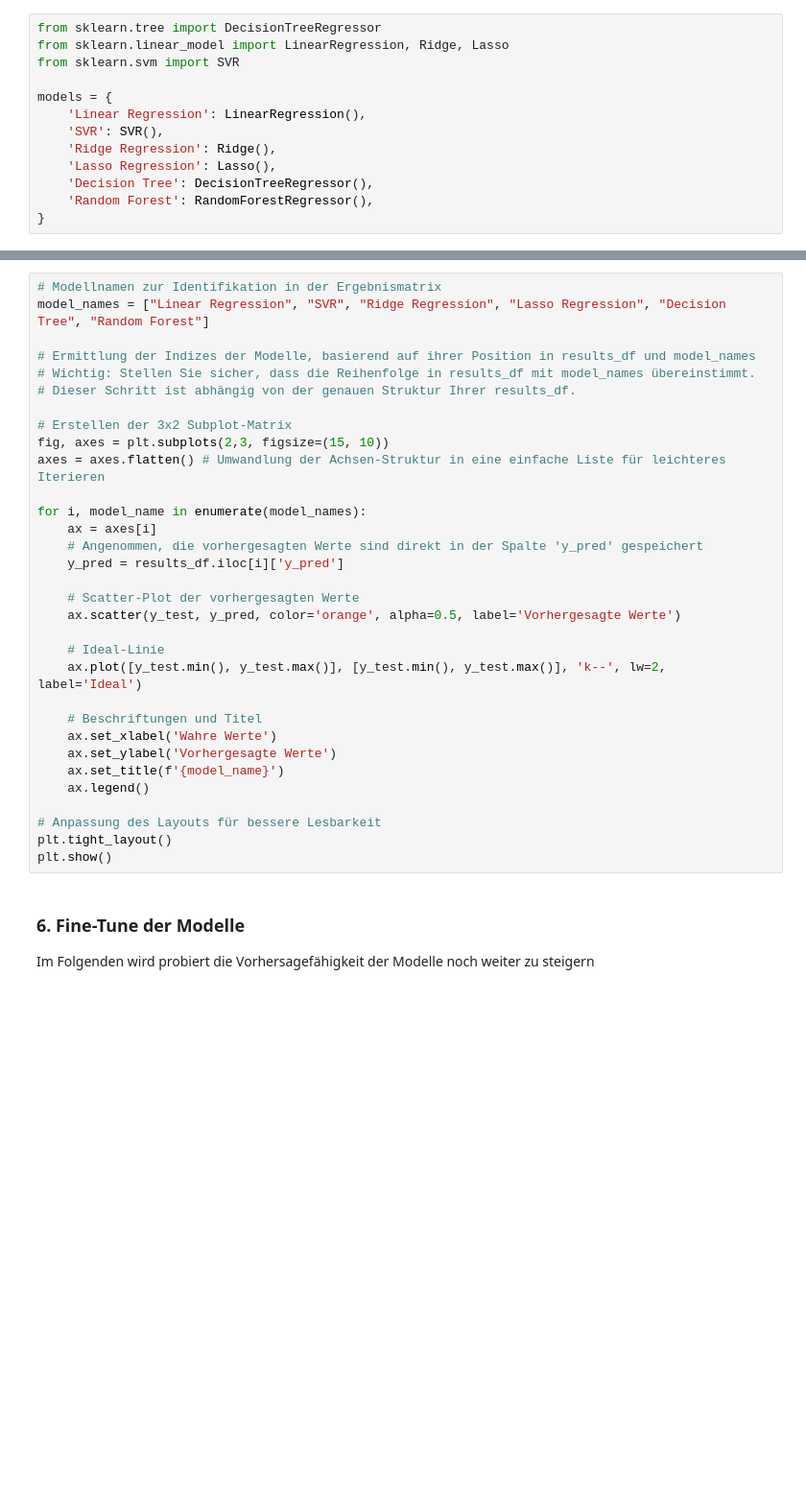
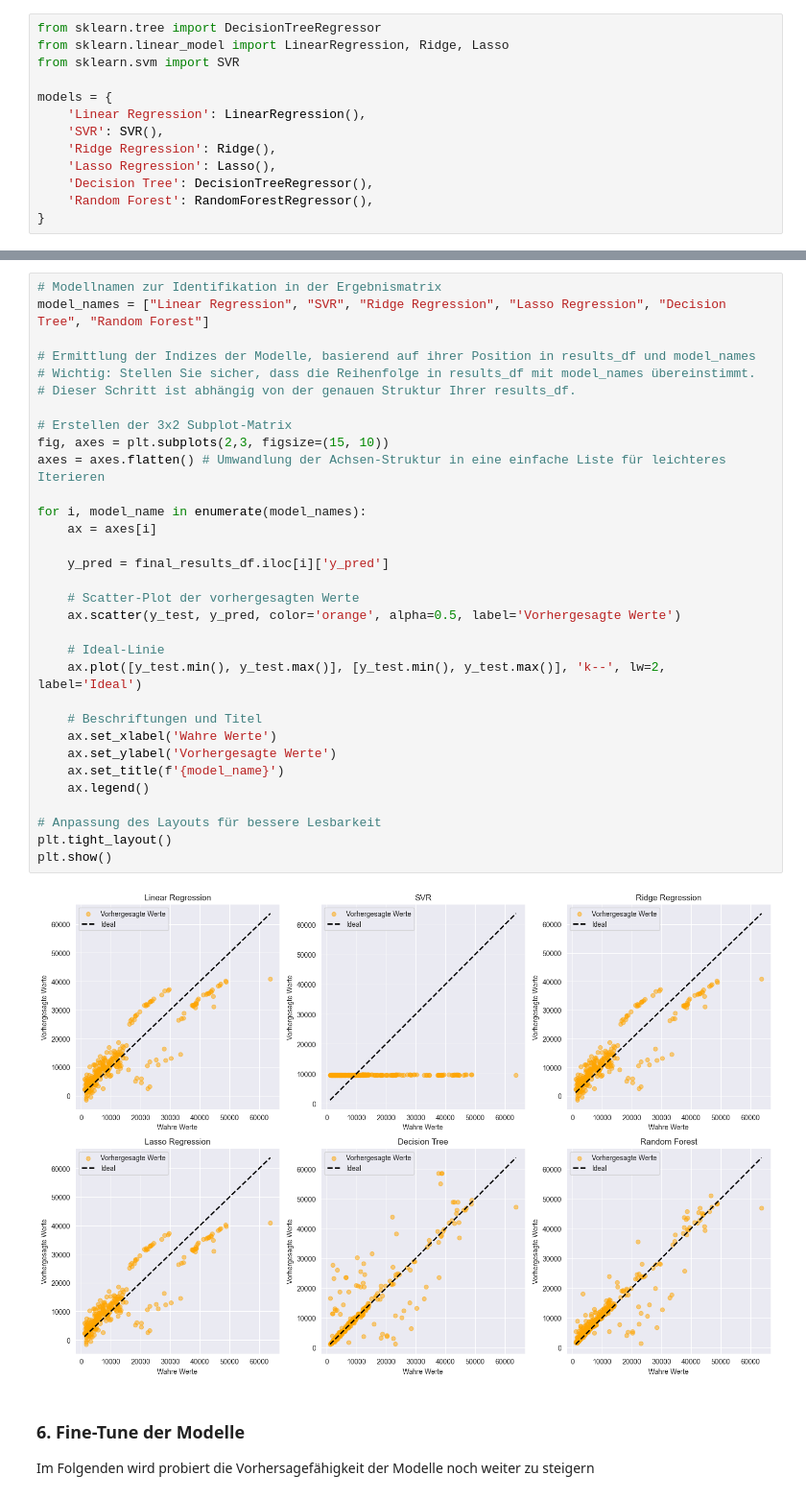
Before and after one commit to raaamk/ML_SoSe24, a Jupyter notebook: src/Assignments/Group Project/Medical Treatment Cost Estimation.ipynb, the cells around one changed output, grey strips where cells are left out. Shown at 96% size. Cells and saved outputs as stored; diff of their text form; blank space fills up the shorter version.

```diff
--- a/src/Assignments/Group Project/Medical Treatment Cost Estimation.ipynb
+++ b/src/Assignments/Group Project/Medical Treatment Cost Estimation.ipynb
@@ -479,35 +509,37 @@ TypeError: evaluate_models() takes 3 positional arguments but 5 were given
 # %%
 # Modellnamen zur Identifikation in der Ergebnismatrix
 model_names = ["Linear Regression", "SVR", "Ridge Regression", "Lasso Regression", "Decision Tree", "Random Forest"]
 
 # Ermittlung der Indizes der Modelle, basierend auf ihrer Position in results_df und model_names
 # Wichtig: Stellen Sie sicher, dass die Reihenfolge in results_df mit model_names übereinstimmt.
 # Dieser Schritt ist abhängig von der genauen Struktur Ihrer results_df.
 
 # Erstellen der 3x2 Subplot-Matrix
 fig, axes = plt.subplots(2,3, figsize=(15, 10))
 axes = axes.flatten() # Umwandlung der Achsen-Struktur in eine einfache Liste für leichteres Iterieren
 
 for i, model_name in enumerate(model_names):
     ax = axes[i]
-    # Angenommen, die vorhergesagten Werte sind direkt in der Spalte 'y_pred' gespeichert
-    y_pred = results_df.iloc[i]['y_pred']
+
+    y_pred = final_results_df.iloc[i]['y_pred']
 
     # Scatter-Plot der vorhergesagten Werte
     ax.scatter(y_test, y_pred, color='orange', alpha=0.5, label='Vorhergesagte Werte')
 
     # Ideal-Linie
     ax.plot([y_test.min(), y_test.max()], [y_test.min(), y_test.max()], 'k--', lw=2, label='Ideal')
 
     # Beschriftungen und Titel
     ax.set_xlabel('Wahre Werte')
     ax.set_ylabel('Vorhergesagte Werte')
     ax.set_title(f'{model_name}')
     ax.legend()
 
 # Anpassung des Layouts für bessere Lesbarkeit
 plt.tight_layout()
 plt.show()
+# %% [output]
+[figure, added]
 # %% [markdown]
 ### 6. Fine-Tune der Modelle
 
```
Also changed, not shown: parts of 26 cells of this notebook, 1 other file.
